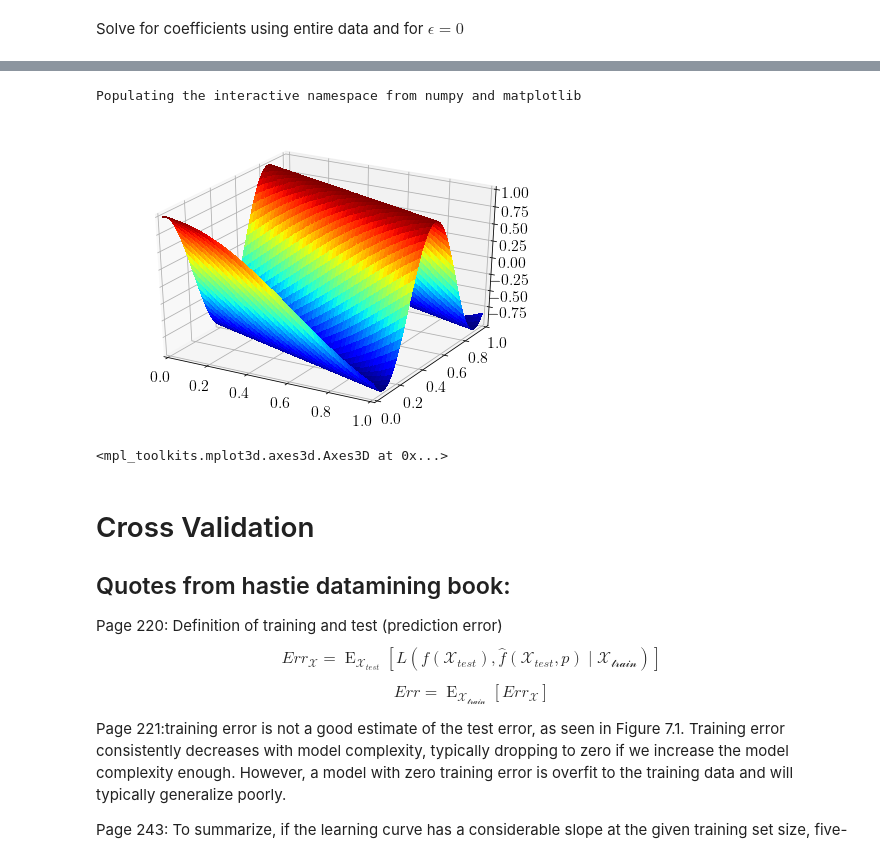
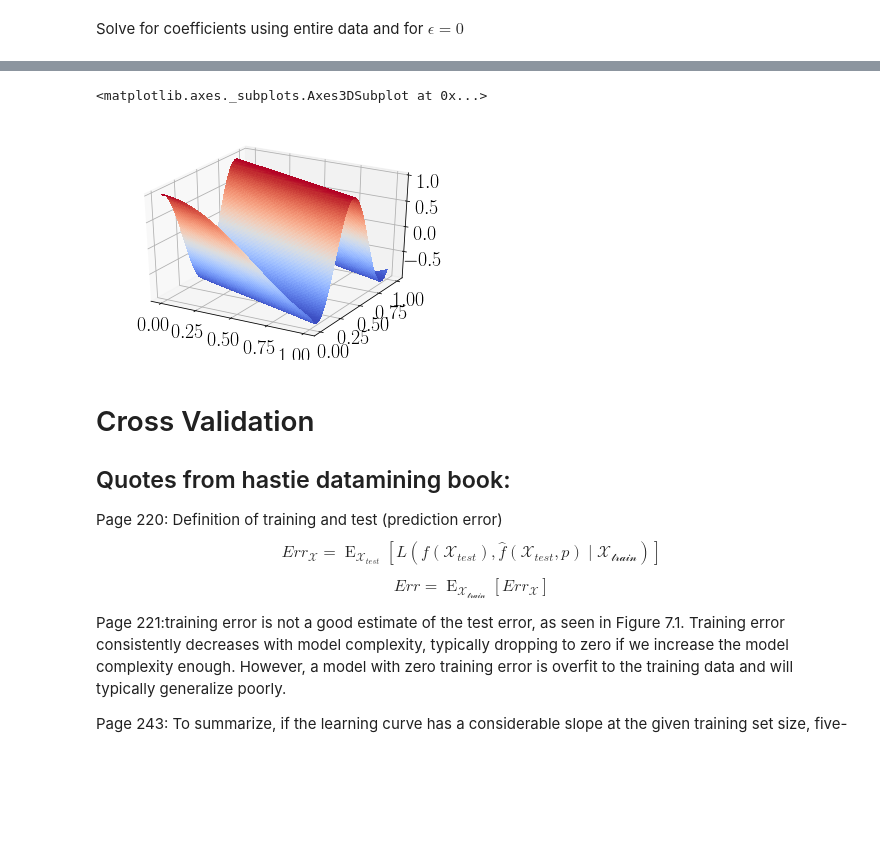
Before and after one commit to snl-dakota/pecos, a Jupyter notebook: python/tutorials/Polynomial Cross Validation.ipynb, the cells around one changed output, grey strips where cells are left out. Cells and saved outputs as stored; diff of their text form; code cells hidden in the pictures; blank space fills up the shorter version.

```diff
--- a/python/tutorials/Polynomial Cross Validation.ipynb
+++ b/python/tutorials/Polynomial Cross Validation.ipynb
@@ -116,11 +124,12 @@ Populating the interactive namespace from numpy and matplotlib
-# %%
-
-%pylab inlinefrom utilities.visualisation import plot_surface_from_function
-plot_surface_from_function(function.value,[0,1,0,1])
-# %% [output]
-Populating the interactive namespace from numpy and matplotlib
-[figure, removed]
-<mpl_toolkits.mplot3d.axes3d.Axes3D at 0x...>
+# %%
+from PyDakota.plot_3d import get_meshgrid_function_data, plot_surface
+X,Y,Z = get_meshgrid_function_data(function.value, [0,1,0,1], 100, qoi = 0)
+plot_surface(X, Y, Z, ax=None, samples=None, limit_state=None,
+             num_contour_levels=0, plot_axes=True, cmap=mpl.cm.coolwarm,
+             axis_labels=None, angle=None, alpha=1., zorder=None)
+# %% [output]
+<matplotlib.axes._subplots.Axes3DSubplot at 0x...>
+[figure, added]
 # %% [markdown]
 # Cross Validation
 ## Quotes from hastie datamining book:
```
Also changed, not shown: parts of 3 cells of this notebook, 2 other files.
